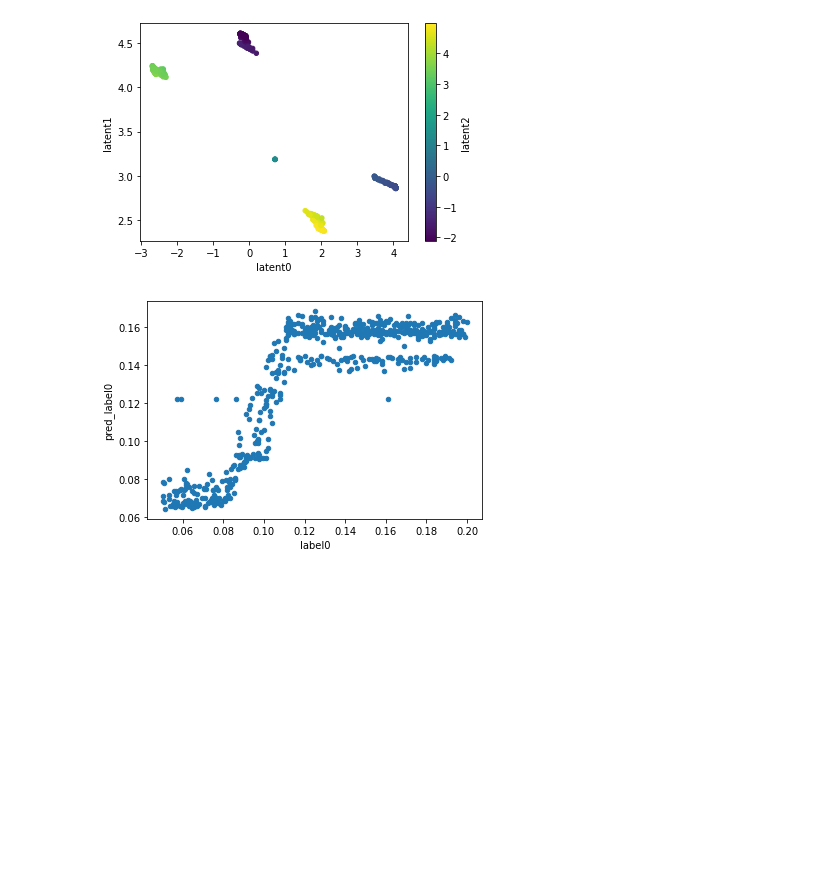
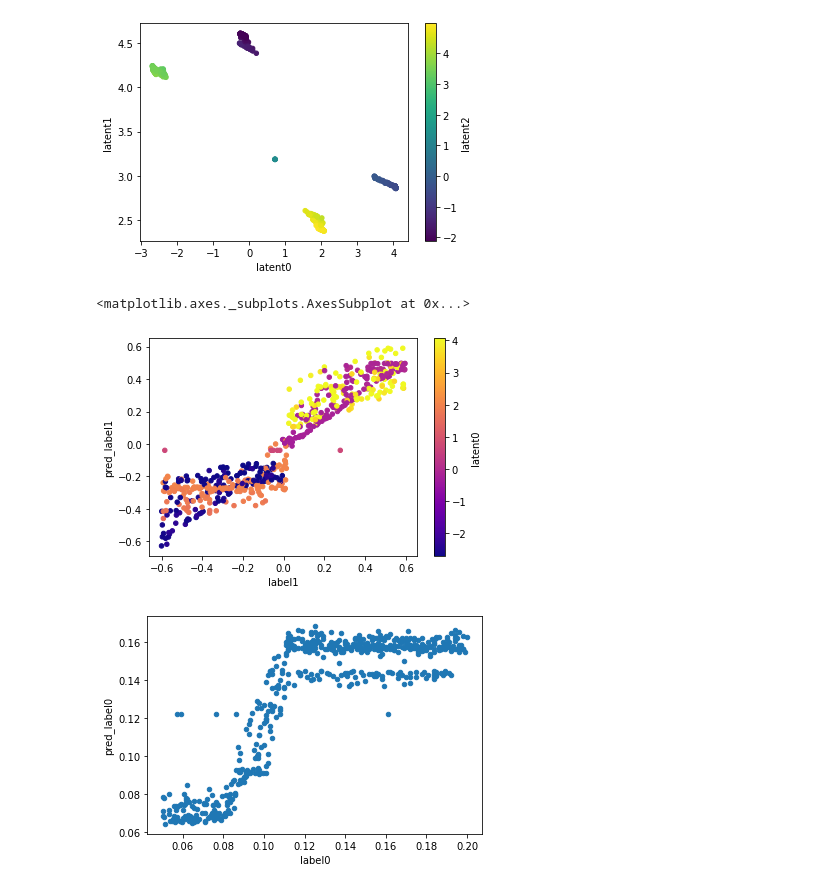
Before and after one commit to MikJak75/Neutron_Reflect, a Jupyter notebook: nr_v11.ipynb, the cells around one changed output. Cells and saved outputs as stored; diff of their text form; code cells hidden in the pictures; blank space fills up the shorter version.

```diff
--- a/nr_v11.ipynb
+++ b/nr_v11.ipynb
@@ -443,6 +443,11 @@ df_full.plot.scatter(x='latent0',y='latent1', c='latent2', colormap = 'viridis',
 plt.show()
 # %% [output]
 [figure]
+# %%
+df_full.plot.scatter(x='label1',y='pred_label1', c='latent0', colormap = 'plasma', sharex=False)
+# %% [output]
+<matplotlib.axes._subplots.AxesSubplot at 0x...>
+[figure, added]
 # %%
 df_out_samples.plot(x ='label0', y='pred_label0', kind = 'scatter')
 plt.show()
```
